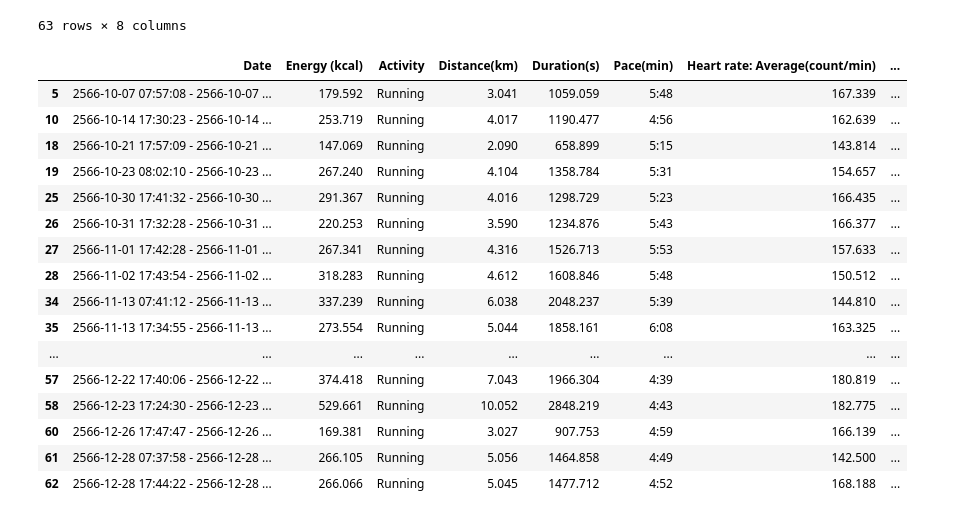
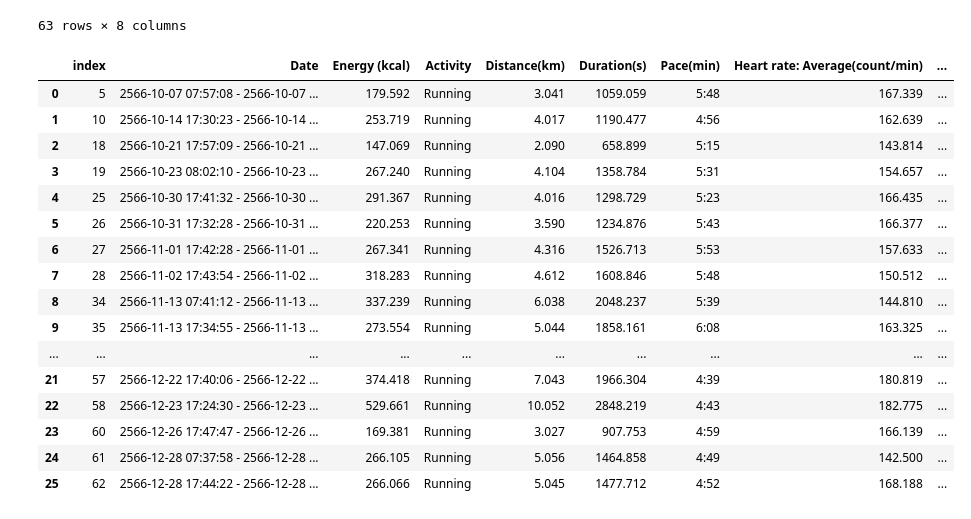
Before and after one commit to JFKongphop/running-analysis, a Jupyter notebook: index.ipynb, the cells around one changed output. Cells and saved outputs as stored; diff of their text form; code cells hidden in the pictures.

Commit message:
change function filter column

```diff
--- a/index.ipynb
+++ b/index.ipynb
@@ -97,26 +97,26 @@ df
 63 rows × 8 columns
 # %%
 def filter_value(df: DataFrame, column: str, value: str) -> DataFrame:
-  return df[df[column] == 'Running']
+  return df[df[column] == value]
 # %%
 outdoor = filter_value(df, 'Activity', 'Running')
-outdoor
+outdoor.reset_index()
 # %% [output]
-|  | Date | Energy (kcal) | Activity | Distance(km) | Duration(s) | Pace(min) | Heart rate: Average(count/min) | ... |
-| 5 | 2566-10-07 07:57:08 - 2566-10-07 ... | 179.592 | Running | 3.041 | 1059.059 | 5:48 | 167.339 | ... |
-| 10 | 2566-10-14 17:30:23 - 2566-10-14 ... | 253.719 | Running | 4.017 | 1190.477 | 4:56 | 162.639 | ... |
-| 18 | 2566-10-21 17:57:09 - 2566-10-21 ... | 147.069 | Running | 2.090 | 658.899 | 5:15 | 143.814 | ... |
-| 19 | 2566-10-23 08:02:10 - 2566-10-23 ... | 267.240 | Running | 4.104 | 1358.784 | 5:31 | 154.657 | ... |
-| 25 | 2566-10-30 17:41:32 - 2566-10-30 ... | 291.367 | Running | 4.016 | 1298.729 | 5:23 | 166.435 | ... |
-| 26 | 2566-10-31 17:32:28 - 2566-10-31 ... | 220.253 | Running | 3.590 | 1234.876 | 5:43 | 166.377 | ... |
-| 27 | 2566-11-01 17:42:28 - 2566-11-01 ... | 267.341 | Running | 4.316 | 1526.713 | 5:53 | 157.633 | ... |
-| 28 | 2566-11-02 17:43:54 - 2566-11-02 ... | 318.283 | Running | 4.612 | 1608.846 | 5:48 | 150.512 | ... |
-| 34 | 2566-11-13 07:41:12 - 2566-11-13 ... | 337.239 | Running | 6.038 | 2048.237 | 5:39 | 144.810 | ... |
-| 35 | 2566-11-13 17:34:55 - 2566-11-13 ... | 273.554 | Running | 5.044 | 1858.161 | 6:08 | 163.325 | ... |
-| ... | ... | ... | ... | ... | ... | ... | ... | ... |
-| 57 | 2566-12-22 17:40:06 - 2566-12-22 ... | 374.418 | Running | 7.043 | 1966.304 | 4:39 | 180.819 | ... |
-| 58 | 2566-12-23 17:24:30 - 2566-12-23 ... | 529.661 | Running | 10.052 | 2848.219 | 4:43 | 182.775 | ... |
-| 60 | 2566-12-26 17:47:47 - 2566-12-26 ... | 169.381 | Running | 3.027 | 907.753 | 4:59 | 166.139 | ... |
-| 61 | 2566-12-28 07:37:58 - 2566-12-28 ... | 266.105 | Running | 5.056 | 1464.858 | 4:49 | 142.500 | ... |
-| 62 | 2566-12-28 17:44:22 - 2566-12-28 ... | 266.066 | Running | 5.045 | 1477.712 | 4:52 | 168.188 | ... |
+|  | index | Date | Energy (kcal) | Activity | Distance(km) | Duration(s) | Pace(min) | Heart rate: Average(count/min) | ... |
+| 0 | 5 | 2566-10-07 07:57:08 - 2566-10-07 ... | 179.592 | Running | 3.041 | 1059.059 | 5:48 | 167.339 | ... |
+| 1 | 10 | 2566-10-14 17:30:23 - 2566-10-14 ... | 253.719 | Running | 4.017 | 1190.477 | 4:56 | 162.639 | ... |
+| 2 | 18 | 2566-10-21 17:57:09 - 2566-10-21 ... | 147.069 | Running | 2.090 | 658.899 | 5:15 | 143.814 | ... |
+| 3 | 19 | 2566-10-23 08:02:10 - 2566-10-23 ... | 267.240 | Running | 4.104 | 1358.784 | 5:31 | 154.657 | ... |
+| 4 | 25 | 2566-10-30 17:41:32 - 2566-10-30 ... | 291.367 | Running | 4.016 | 1298.729 | 5:23 | 166.435 | ... |
+| 5 | 26 | 2566-10-31 17:32:28 - 2566-10-31 ... | 220.253 | Running | 3.590 | 1234.876 | 5:43 | 166.377 | ... |
+| 6 | 27 | 2566-11-01 17:42:28 - 2566-11-01 ... | 267.341 | Running | 4.316 | 1526.713 | 5:53 | 157.633 | ... |
+| 7 | 28 | 2566-11-02 17:43:54 - 2566-11-02 ... | 318.283 | Running | 4.612 | 1608.846 | 5:48 | 150.512 | ... |
+| 8 | 34 | 2566-11-13 07:41:12 - 2566-11-13 ... | 337.239 | Running | 6.038 | 2048.237 | 5:39 | 144.810 | ... |
+| 9 | 35 | 2566-11-13 17:34:55 - 2566-11-13 ... | 273.554 | Running | 5.044 | 1858.161 | 6:08 | 163.325 | ... |
+| ... | ... | ... | ... | ... | ... | ... | ... | ... | ... |
+| 21 | 57 | 2566-12-22 17:40:06 - 2566-12-22 ... | 374.418 | Running | 7.043 | 1966.304 | 4:39 | 180.819 | ... |
+| 22 | 58 | 2566-12-23 17:24:30 - 2566-12-23 ... | 529.661 | Running | 10.052 | 2848.219 | 4:43 | 182.775 | ... |
+| 23 | 60 | 2566-12-26 17:47:47 - 2566-12-26 ... | 169.381 | Running | 3.027 | 907.753 | 4:59 | 166.139 | ... |
+| 24 | 61 | 2566-12-28 07:37:58 - 2566-12-28 ... | 266.105 | Running | 5.056 | 1464.858 | 4:49 | 142.500 | ... |
+| 25 | 62 | 2566-12-28 17:44:22 - 2566-12-28 ... | 266.066 | Running | 5.045 | 1477.712 | 4:52 | 168.188 | ... |
 # %%
```
Also changed, not shown: parts of 1 cell of this notebook.
